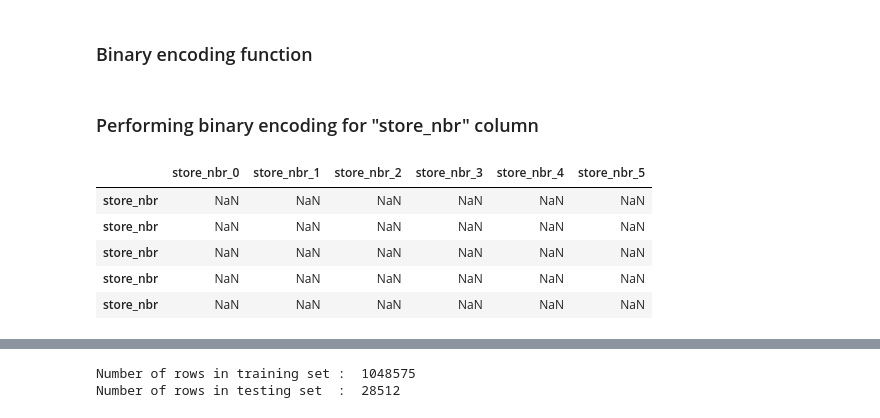
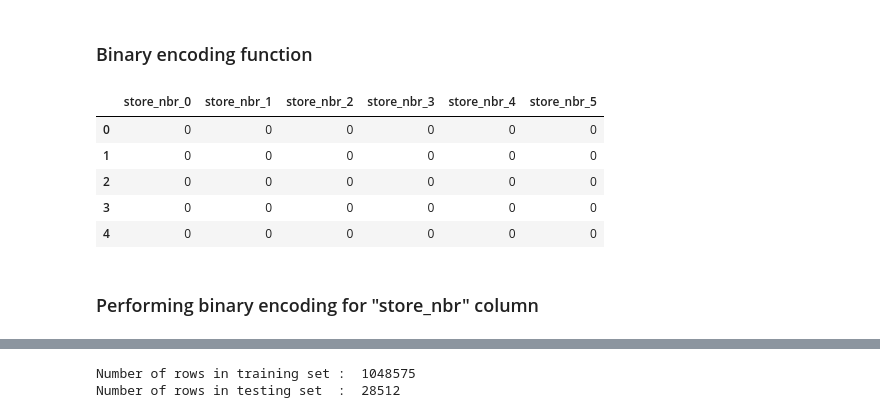
Before and after one commit to amith-vardhan99/kaggle, a Jupyter notebook: Store Sales - Time Series Forecasting/preprocess.ipynb, the cells around one changed output, grey strips where cells are left out. Drawn from its saved outputs; the diff is of its cells as text; code cells hidden in the pictures.

```diff
--- a/Store Sales - Time Series Forecasting/preprocess.ipynb
+++ b/Store Sales - Time Series Forecasting/preprocess.ipynb
@@ -155,10 +154,9 @@ df_test_1["store_nbr"] = df_test_1["store_nbr"] - 1
 # %% [markdown]
 ### Binary encoding function
 # %%
-def dec_to_bin(self, num):
+def dec_to_bin(num):
     n = num
     st = []
-    ctr = 0
     while n > 0:
         r = int(n % 2)
         n = int(n / 2)
@@ -168,5 +175,5 @@ def dec_to_bin(self, num):
 # %%
-def max_len_bin(self, x, lt):
+def max_len_bin(x, lt):
     ctr = len(x)
     if ctr < lt:
         u = np.zeros(lt - ctr)
@@ -177,22 +184,34 @@ def max_len_bin(self, x, lt):
         f = x
     return f
 # %%
-def column_names(self, nam, col_num):
+def column_names(nam, col_num):
     lis = []
     for i in range(0, col_num):
         t = nam + "_" + str(i)
         lis.append(t)
     return lis
+# %%
+def binary_enc(df,col_name):
+    bin_convert = lambda x: dec_to_bin(x)
+    bin_num = list(map(bin_convert,df[col_name]))
+    bin_len = lambda x: len(x)
+    max_bin = max(list(map(bin_len,bin_num)))
+    equal_len = lambda x: max_len_bin(x,max_bin)
+    equal_ele = list(map(equal_len,bin_num))
+    cols = column_names(col_name,max_bin)
+    df_bin = pd.DataFrame(equal_ele,columns=cols)
+    return df_bin
+# %%
+binary_enc(df_train_1,"store_nbr").head()
+# %% [output]
+|  | store_nbr_0 | store_nbr_1 | store_nbr_2 | store_nbr_3 | store_nbr_4 | store_nbr_5 |
+| 0 | 0 | 0 | 0 | 0 | 0 | 0 |
+| 1 | 0 | 0 | 0 | 0 | 0 | 0 |
+| 2 | 0 | 0 | 0 | 0 | 0 | 0 |
+| 3 | 0 | 0 | 0 | 0 | 0 | 0 |
+| 4 | 0 | 0 | 0 | 0 | 0 | 0 |
 # %% [markdown]
 ### Performing binary encoding for "store_nbr" column
 # %%
-eb1 = EncodeBinary()
-store_num_train = binary_enc(eb1,df_train_1["store_nbr"],"store_nbr")
-store_num_train.head()
+store_num_train = binary_enc(df_train_1,"store_nbr")
+store_num_test = binary_enc(df_test_1,"store_nbr")
-# %% [output]
-|  | store_nbr_0 | store_nbr_1 | store_nbr_2 | store_nbr_3 | store_nbr_4 | store_nbr_5 |
-| store_nbr | NaN | NaN | NaN | NaN | NaN | NaN |
-| store_nbr | NaN | NaN | NaN | NaN | NaN | NaN |
-| store_nbr | NaN | NaN | NaN | NaN | NaN | NaN |
-| store_nbr | NaN | NaN | NaN | NaN | NaN | NaN |
-| store_nbr | NaN | NaN | NaN | NaN | NaN | NaN |
```
Also changed, not shown: parts of 6 cells of this notebook.
